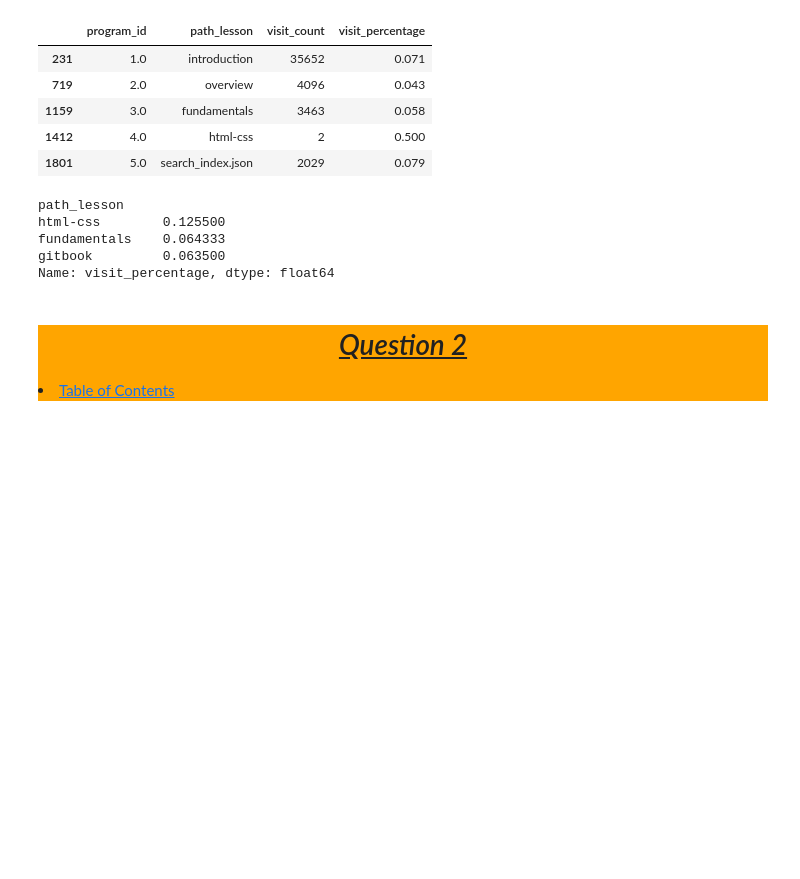
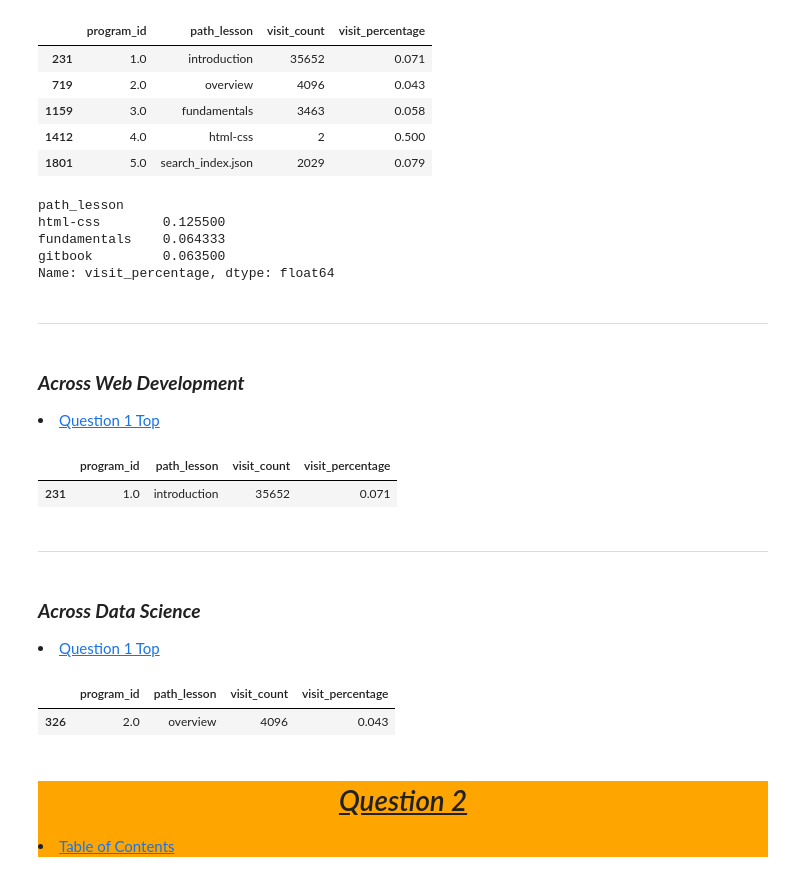
Before and after one commit to Jared-Wood135/anomaly-detection-exercises, a Jupyter notebook: final.ipynb, the cells around one changed output. Saved outputs shown, nothing was run; the diff lists cells and outputs as text; code cells hidden in the pictures; blank space fills up the shorter version.

```diff
--- a/final.ipynb
+++ b/final.ipynb
@@ -198,3 +200,34 @@ html-css        0.125500
 fundamentals    0.064333
 gitbook         0.063500
 Name: visit_percentage, dtype: float64
+# %% [markdown]
+---
+# %% [markdown]
+<a id='q1web'></a>
+<h3><b><i>
+    Across Web Development
+</i></b></h3>
+<li><a href='#q1'>Question 1 Top</a></li>
+# %%
+# Create filtered dataframe with only web dev
+has_lesson_web = has_lesson[has_lesson.program_id == 1]
+# %%
+# Most viewed lesson for web development
+visit_counts_web = has_lesson_web.groupby(by=['program_id', 'path_lesson']).size().reset_index(name='visit_count')
+visit_totals = visit_counts_web.groupby('program_id')['visit_count'].transform('sum')
+visit_percent = round(visit_counts_web.visit_count / visit_totals, 3)
+visit_counts_web['visit_percentage'] = visit_percent
+visit_counts_web = visit_counts_web.sort_values(['program_id', 'visit_count'], ascending=[True, False])
+most_viewed_lessonsweb = visit_counts_web.groupby('program_id').head(1)
+most_viewed_lessonsweb
+# %% [output]
+|  | program_id | path_lesson | visit_count | visit_percentage |
+| 231 | 1.0 | introduction | 35652 | 0.071 |
+# %% [markdown]
+---
+# %% [markdown]
+<a id='q1data'></a>
+<h3><b><i>
+    Across Data Science
+</i></b></h3>
+<li><a href='#q1'>Question 1 Top</a></li>
@@ -201,3 +237,15 @@ Name: visit_percentage, dtype: float64
+# %%
+# Most viewed lesson for data science
+visit_counts_data = has_lesson_data.groupby(by=['program_id', 'path_lesson']).size().reset_index(name='visit_count')
+visit_totals = visit_counts_data.groupby('program_id')['visit_count'].transform('sum')
+visit_percent = round(visit_counts_data.visit_count / visit_totals, 3)
+visit_counts_data['visit_percentage'] = visit_percent
+visit_counts_data = visit_counts_data.sort_values(['program_id', 'visit_count'], ascending=[True, False])
+most_viewed_lessonsdata = visit_counts_data.groupby('program_id').head(1)
+most_viewed_lessonsdata
+# %% [output]
+|  | program_id | path_lesson | visit_count | visit_percentage |
+| 326 | 2.0 | overview | 4096 | 0.043 |
 # %% [markdown]
 <div style='background-color: orange'>
 <a id='q2'></a>
```
Also changed, not shown: parts of 14 cells of this notebook.
